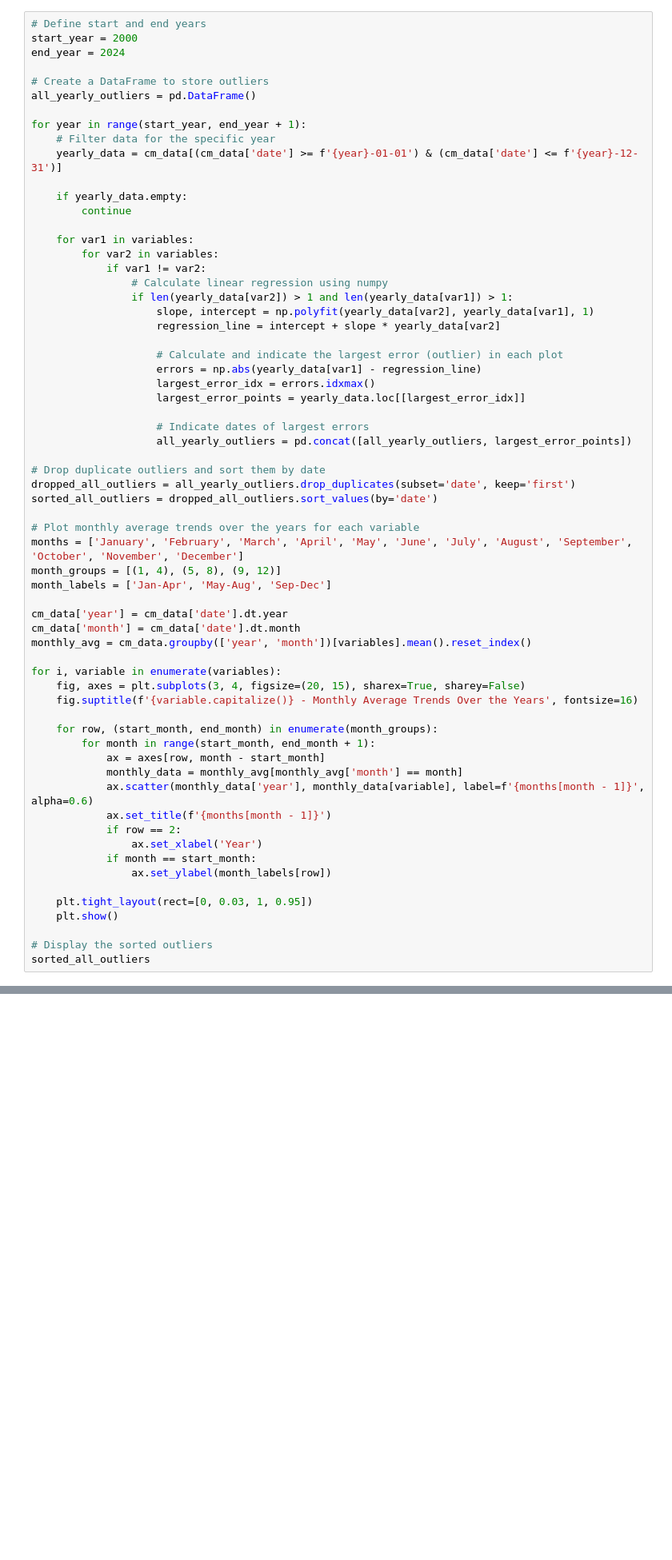
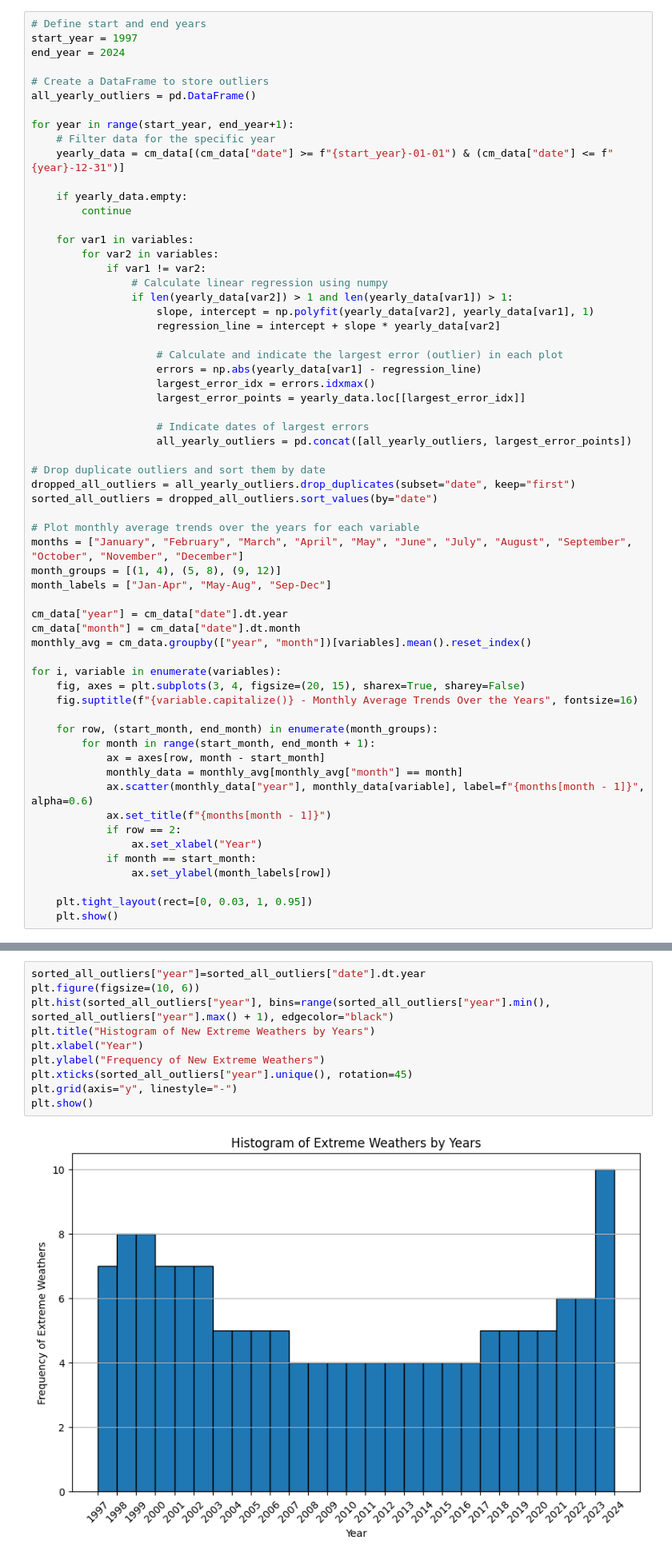
Before and after one commit to King7D/econ323-project, a Jupyter notebook: project.ipynb, the cells around one changed output, grey strips where cells are left out. Shown at 80% size. Cells and saved outputs as stored; diff of their text form; blank space fills up the shorter version.

Commit message:
add histogram for extreme weather

```diff
--- a/project.ipynb
+++ b/project.ipynb
@@ -212,15 +212,15 @@ sorted_all_outliers
 | 76 | 2024-06-26 | 32.3 | 41 | 5.0 | 24.0 |
 # %%
 # Define start and end years
-start_year = 2000
+start_year = 1997
 end_year = 2024
 
 # Create a DataFrame to store outliers
 all_yearly_outliers = pd.DataFrame()
 
-for year in range(start_year, end_year + 1):
+for year in range(start_year, end_year+1):
     # Filter data for the specific year
-    yearly_data = cm_data[(cm_data['date'] >= f'{year}-01-01') & (cm_data['date'] <= f'{year}-12-31')]
+    yearly_data = cm_data[(cm_data["date"] >= f"{start_year}-01-01") & (cm_data["date"] <= f"{year}-12-31")]
 
     if yearly_data.empty:
         continue
@@ -242,38 +242,35 @@ for year in range(start_year, end_year + 1):
                     all_yearly_outliers = pd.concat([all_yearly_outliers, largest_error_points])
 
 # Drop duplicate outliers and sort them by date
-dropped_all_outliers = all_yearly_outliers.drop_duplicates(subset='date', keep='first')
-sorted_all_outliers = dropped_all_outliers.sort_values(by='date')
+dropped_all_outliers = all_yearly_outliers.drop_duplicates(subset="date", keep="first")
+sorted_all_outliers = dropped_all_outliers.sort_values(by="date")
 
 # Plot monthly average trends over the years for each variable
-months = ['January', 'February', 'March', 'April', 'May', 'June', 'July', 'August', 'September', 'October', 'November', 'December']
+months = ["January", "February", "March", "April", "May", "June", "July", "August", "September", "October", "November", "December"]
 month_groups = [(1, 4), (5, 8), (9, 12)]
-month_labels = ['Jan-Apr', 'May-Aug', 'Sep-Dec']
+month_labels = ["Jan-Apr", "May-Aug", "Sep-Dec"]
 
-cm_data['year'] = cm_data['date'].dt.year
-cm_data['month'] = cm_data['date'].dt.month
-monthly_avg = cm_data.groupby(['year', 'month'])[variables].mean().reset_index()
+cm_data["year"] = cm_data["date"].dt.year
+cm_data["month"] = cm_data["date"].dt.month
+monthly_avg = cm_data.groupby(["year", "month"])[variables].mean().reset_index()
 
 for i, variable in enumerate(variables):
     fig, axes = plt.subplots(3, 4, figsize=(20, 15), sharex=True, sharey=False)
-    fig.suptitle(f'{variable.capitalize()} - Monthly Average Trends Over the Years', fontsize=16)
+    fig.suptitle(f"{variable.capitalize()} - Monthly Average Trends Over the Years", fontsize=16)
 
     for row, (start_month, end_month) in enumerate(month_groups):
         for month in range(start_month, end_month + 1):
             ax = axes[row, month - start_month]
-            monthly_data = monthly_avg[monthly_avg['month'] == month]
-            ax.scatter(monthly_data['year'], monthly_data[variable], label=f'{months[month - 1]}', alpha=0.6)
-            ax.set_title(f'{months[month - 1]}')
+            monthly_data = monthly_avg[monthly_avg["month"] == month]
+            ax.scatter(monthly_data["year"], monthly_data[variable], label=f"{months[month - 1]}", alpha=0.6)
+            ax.set_title(f"{months[month - 1]}")
             if row == 2:
-                ax.set_xlabel('Year')
+                ax.set_xlabel("Year")
             if month == start_month:
                 ax.set_ylabel(month_labels[row])
 
     plt.tight_layout(rect=[0, 0.03, 1, 0.95])
     plt.show()
-
-# Display the sorted outliers
-sorted_all_outliers
 # %% [output]
 [figure]
 [figure]
@@ -295,3 +279,15 @@ sorted_all_outliers
+# %%
+sorted_all_outliers["year"]=sorted_all_outliers["date"].dt.year
+plt.figure(figsize=(10, 6))
+plt.hist(sorted_all_outliers["year"], bins=range(sorted_all_outliers["year"].min(), sorted_all_outliers["year"].max() + 1), edgecolor="black")
+plt.title("Histogram of New Extreme Weathers by Years")
+plt.xlabel("Year")
+plt.ylabel("Frequency of New Extreme Weathers")
+plt.xticks(sorted_all_outliers["year"].unique(), rotation=45)
+plt.grid(axis="y", linestyle="-")
+plt.show()
+# %% [output]
+[figure, added]
 # %%
 from sklearn.model_selection import train_test_split
 from sklearn.linear_model import LinearRegression
```
Also changed, not shown: parts of 8 cells of this notebook.
